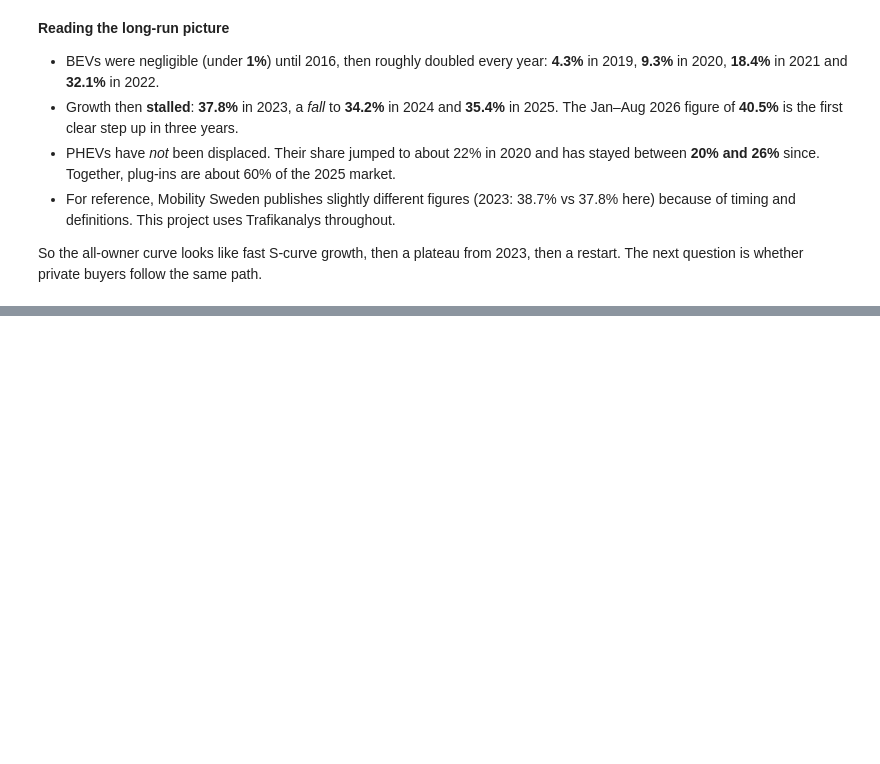
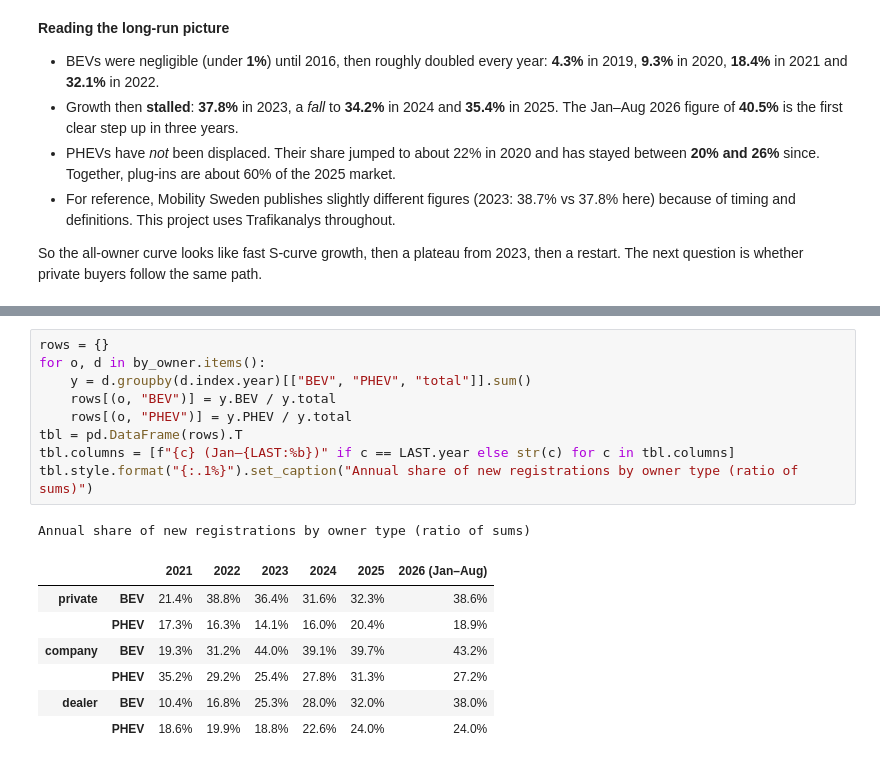
Before and after one commit to suv999/sweden-ev-adoption, a Jupyter notebook: notebooks/01_eda.ipynb, the cells around one changed output, grey strips where cells are left out. Cells and saved outputs as stored; diff of their text form; blank space fills up the shorter version.

```diff
--- a/notebooks/01_eda.ipynb
+++ b/notebooks/01_eda.ipynb
@@ -167,0 +214,18 @@ So the all-owner curve looks like fast S-curve growth, then a plateau from 2023,
+# %%
+rows = {}
+for o, d in by_owner.items():
+    y = d.groupby(d.index.year)[["BEV", "PHEV", "total"]].sum()
+    rows[(o, "BEV")] = y.BEV / y.total
+    rows[(o, "PHEV")] = y.PHEV / y.total
+tbl = pd.DataFrame(rows).T
+tbl.columns = [f"{c} (Jan–{LAST:%b})" if c == LAST.year else str(c) for c in tbl.columns]
+tbl.style.format("{:.1%}").set_caption("Annual share of new registrations by owner type (ratio of sums)")
+# %% [output]
+Annual share of new registrations by owner type (ratio of sums)
+|  |  | 2021 | 2022 | 2023 | 2024 | 2025 | 2026 (Jan–Aug) |
+| private | BEV | 21.4% | 38.8% | 36.4% | 31.6% | 32.3% | 38.6% |
+|  | PHEV | 17.3% | 16.3% | 14.1% | 16.0% | 20.4% | 18.9% |
+| company | BEV | 19.3% | 31.2% | 44.0% | 39.1% | 39.7% | 43.2% |
+|  | PHEV | 35.2% | 29.2% | 25.4% | 27.8% | 31.3% | 27.2% |
+| dealer | BEV | 10.4% | 16.8% | 25.3% | 28.0% | 32.0% | 38.0% |
+|  | PHEV | 18.6% | 19.9% | 18.8% | 22.6% | 24.0% | 24.0% |
```
Also changed, not shown: parts of 4 cells of this notebook, 2 other files.
